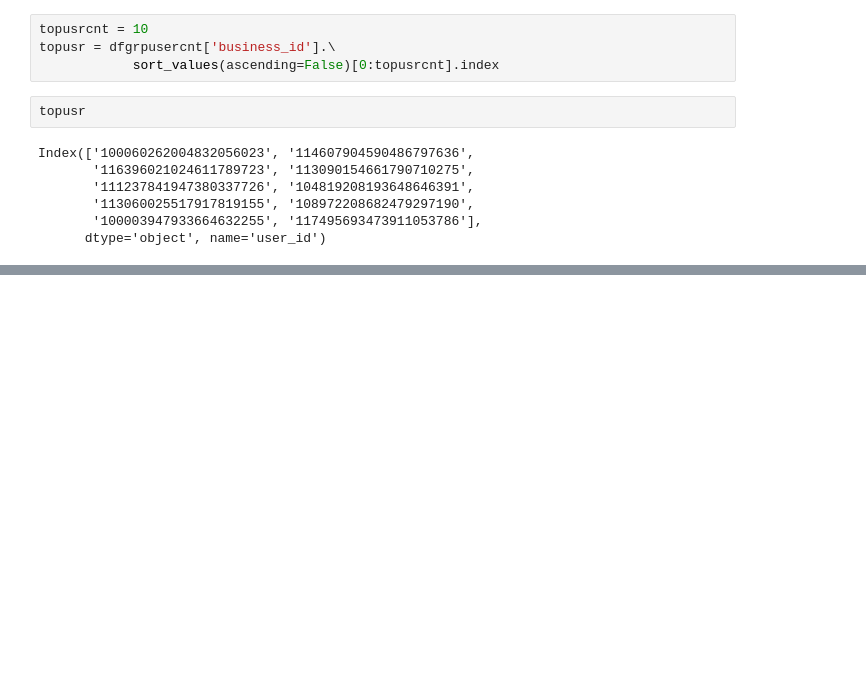
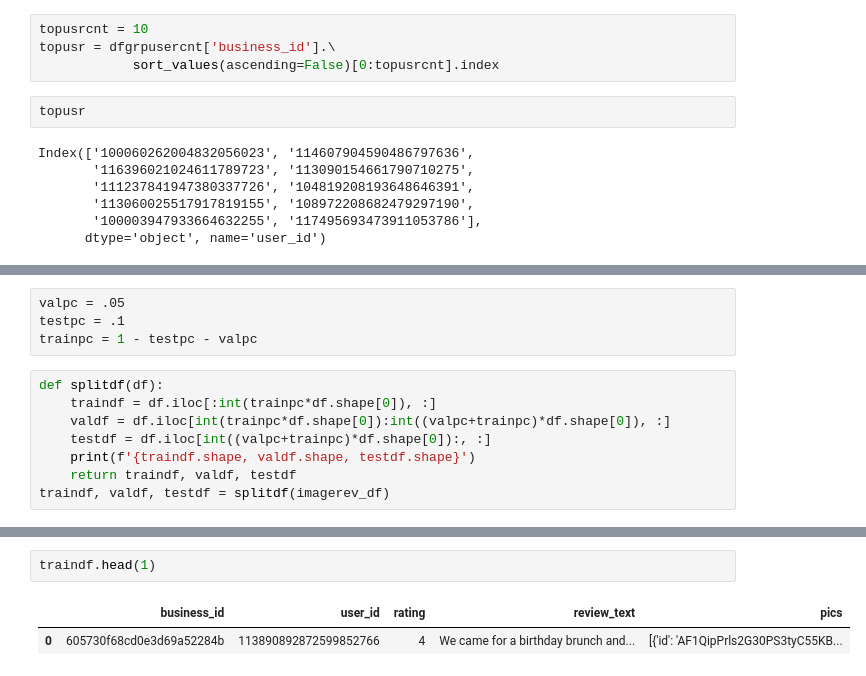
Before and after one commit to niha-m584/google_rating_prediction, a Jupyter notebook: Assignment2.ipynb, the cells around one changed output, grey strips where cells are left out. Drawn from its saved outputs; the diff is of its cells as text; blank space fills up the shorter version.

```diff
--- a/Assignment2.ipynb
+++ b/Assignment2.ipynb
@@ -207,0 +209,12 @@ Index(['100060262004832056023', '114607904590486797636',
+# %%
+valpc = .05
+testpc = .1
+trainpc = 1 - testpc - valpc
+# %%
+def splitdf(df):
+    traindf = df.iloc[:int(trainpc*df.shape[0]), :]
+    valdf = df.iloc[int(trainpc*df.shape[0]):int((valpc+trainpc)*df.shape[0]), :]
+    testdf = df.iloc[int((valpc+trainpc)*df.shape[0]):, :]
+    print(f'{traindf.shape, valdf.shape, testdf.shape}')
+    return traindf, valdf, testdf
+traindf, valdf, testdf = splitdf(imagerev_df)
@@ -207,0 +276,5 @@ Index(['100060262004832056023', '114607904590486797636',
+# %%
+traindf.head(1)
+# %% [output]
+|  | business_id | user_id | rating | review_text | pics |
+| 0 | 605730f68cd0e3d69a52284b | 113890892872599852766 | 4 | We came for a birthday brunch and... | [{'id': 'AF1QipPrls2G30PS3tyC55KB... |
```
Also changed, not shown: parts of 20 cells of this notebook.
